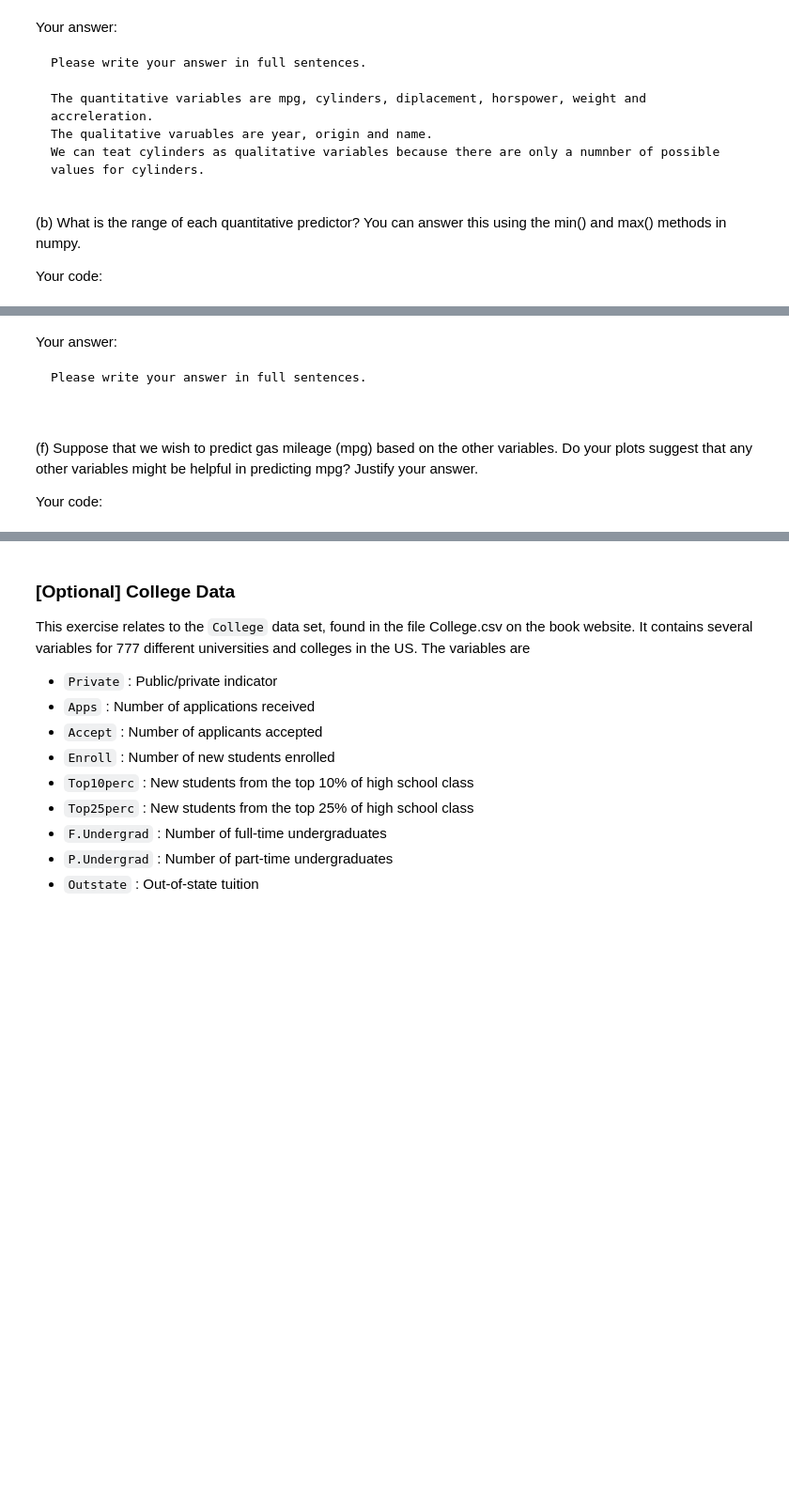
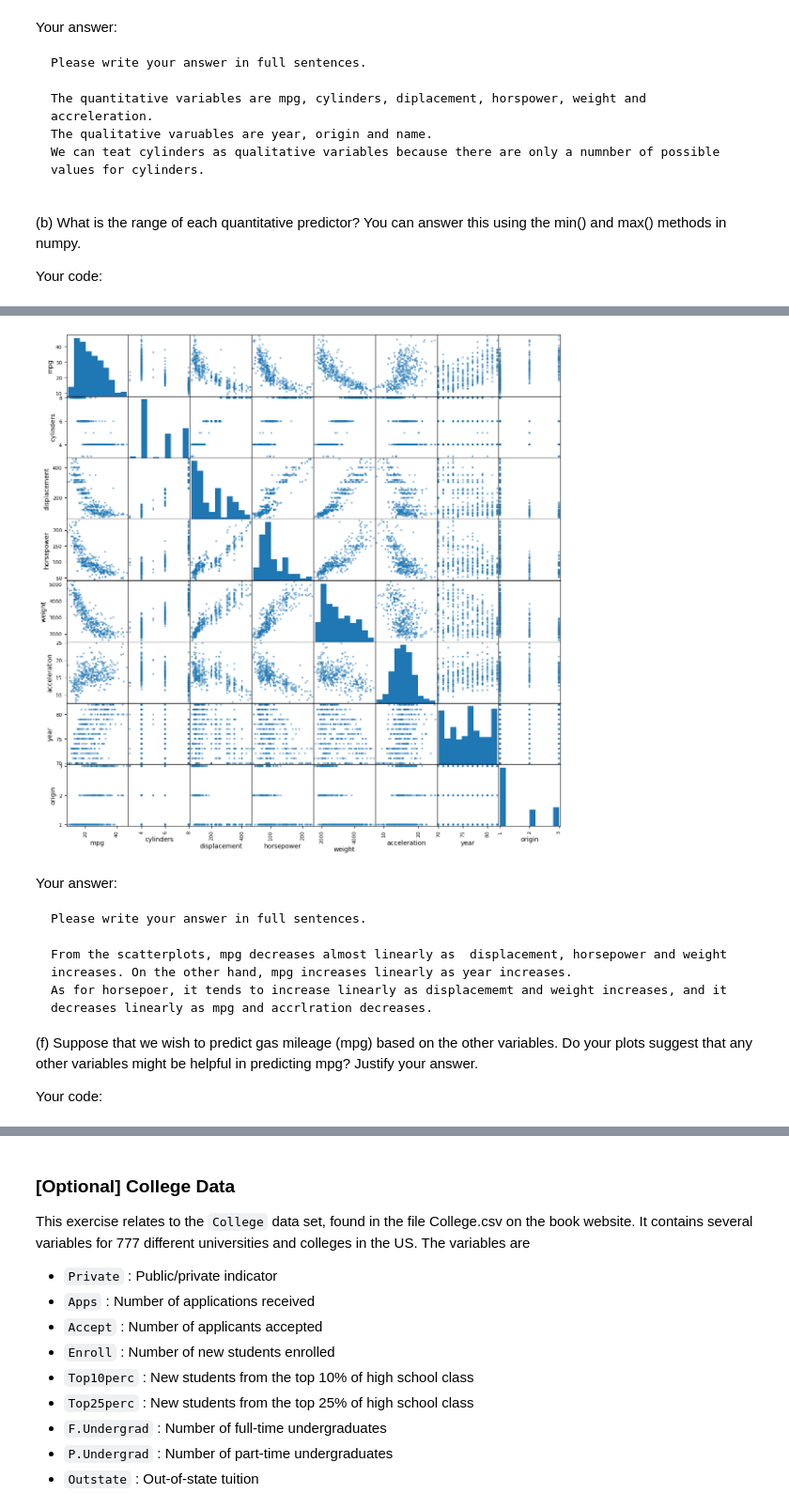
Before and after one commit to BU-MSSP-Classroom/MA679_Spring2024_00_statistical_learning-yu99t, a Jupyter notebook: Ch02_Application_SL_Python.ipynb, the cells around one changed output, grey strips where cells are left out. Shown at 94% size. Saved outputs shown, nothing was run; the diff lists cells and outputs as text; code cells hidden in the pictures; blank space fills up the shorter version.

```diff
--- a/Ch02_Application_SL_Python.ipynb
+++ b/Ch02_Application_SL_Python.ipynb
@@ -176,5 +176,16 @@ We can teat cylinders as qualitative variables because there are only a numnber
 
 Your code:
 # %%
-#
-#
+quantitative_variables = ['mpg', 'cylinders', 'displacement', 'horsepower', 'weight', 'acceleration']
+
+# Convert columns to numeric
+# errors='coerce' is used to handle any non-numeric values by converting them to NaN
+Auto_new[quantitative_variables] = Auto_new[quantitative_variables].apply(pd.to_numeric, errors='coerce')
+
+# Calculate the range for each variable
+ranges = {variable: np.max(Auto_new[variable]) - np.min(Auto_new[variable]) for variable in quantitative_variables}
+
+# Print the ranges
+for variable, value in ranges.items():
+    print(f"Range of {variable}: {value}")
+# items (key-value pairs)
@@ -224,15 +358,19 @@ Please write your answer in full sentences.
 
 Your code:
 # %%
-#
-#
+fig, axes = subplots(figsize=(14, 14))
+
+pd.plotting.scatter_matrix(Auto_new, ax=axes);
+# %% [output]
+[figure, added]
 # %% [markdown]
 Your answer:
 
 ~~~
 Please write your answer in full sentences.
 
-
+From the scatterplots, mpg decreases almost linearly as  displacement, horsepower and weight increases. On the other hand, mpg increases linearly as year increases.
+As for horsepoer, it tends to increase linearly as displacememt and weight increases, and it decreases linearly as mpg and accrlration decreases.
 ~~~
 
 
```
Also changed, not shown: parts of 20 cells of this notebook.
